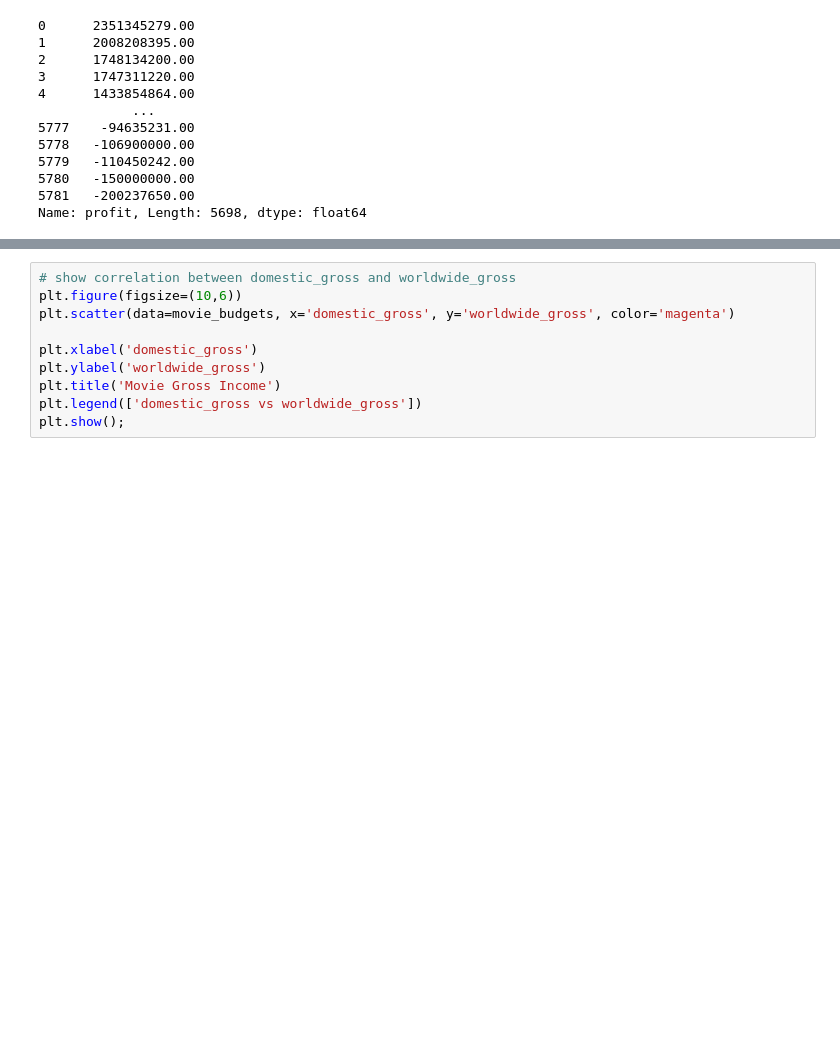
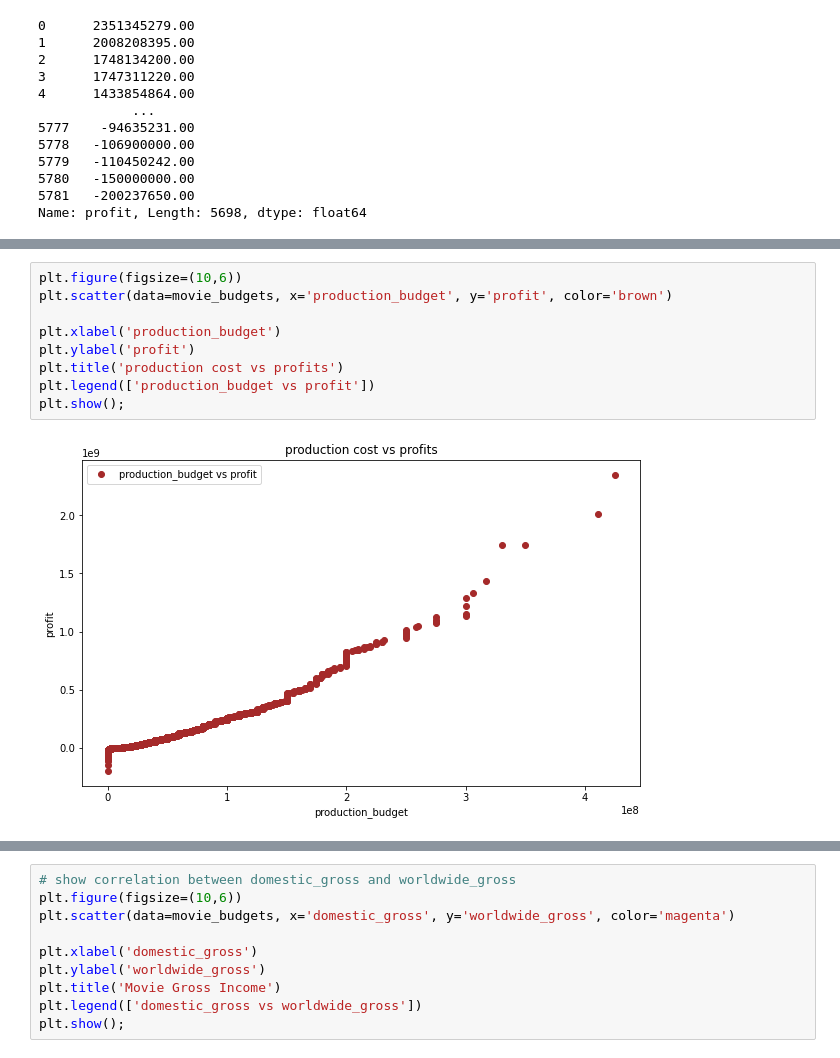
Before and after one commit to JEr1yAnalst/dsc-phase-1-Project-Microsoft-Film-Analysis-, a Jupyter notebook: student.ipynb, the cells around one changed output, grey strips where cells are left out. Drawn from its saved outputs; the diff is of its cells as text; blank space fills up the shorter version.

```diff
--- a/student.ipynb
+++ b/student.ipynb
@@ -637,0 +653,11 @@ Name: profit, Length: 5698, dtype: float64
+# %%
+plt.figure(figsize=(10,6))
+plt.scatter(data=movie_budgets, x='production_budget', y='profit', color='brown')
+
+plt.xlabel('production_budget')
+plt.ylabel('profit')
+plt.title('production cost vs profits')
+plt.legend(['production_budget vs profit'])
+plt.show();
+# %% [output]
+[figure, added]
```
Also changed, not shown: parts of 19 cells of this notebook.
